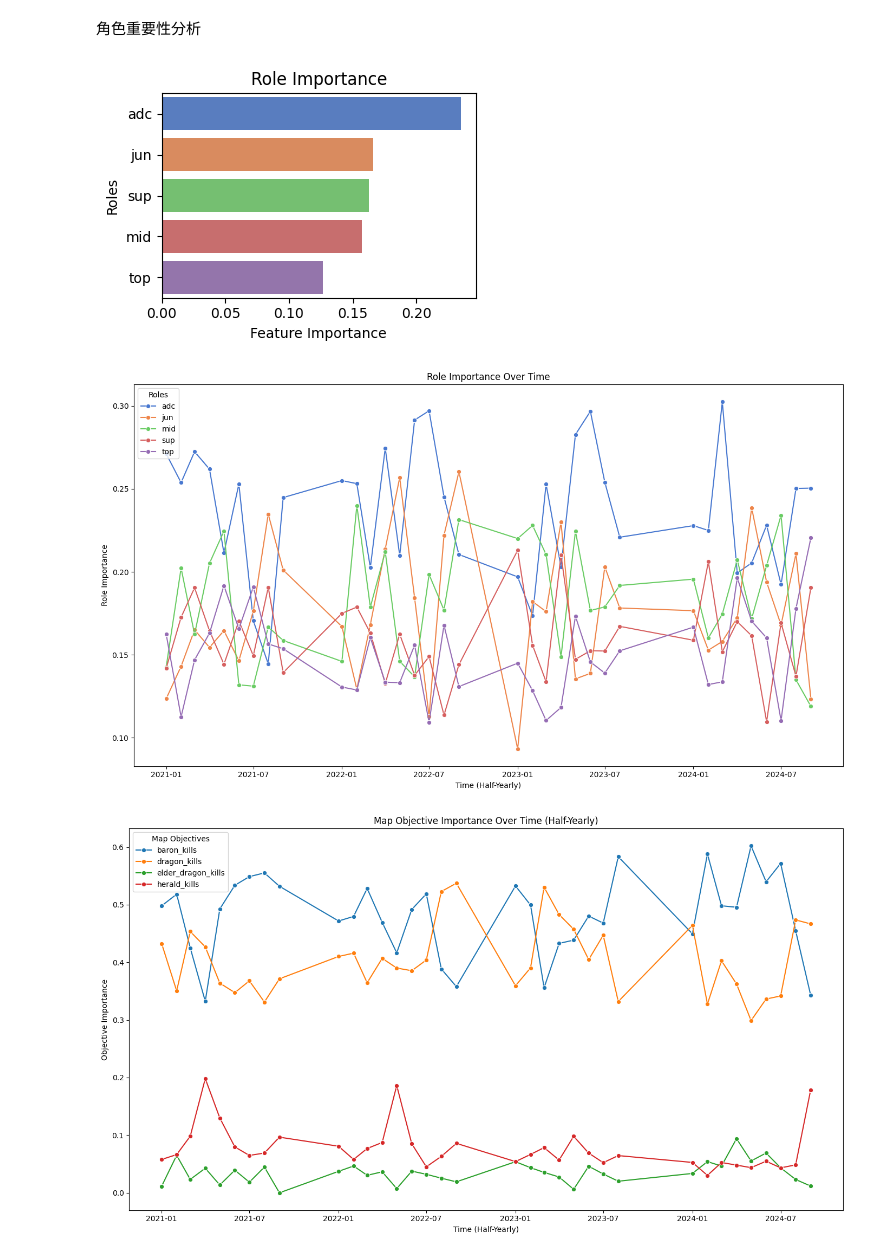
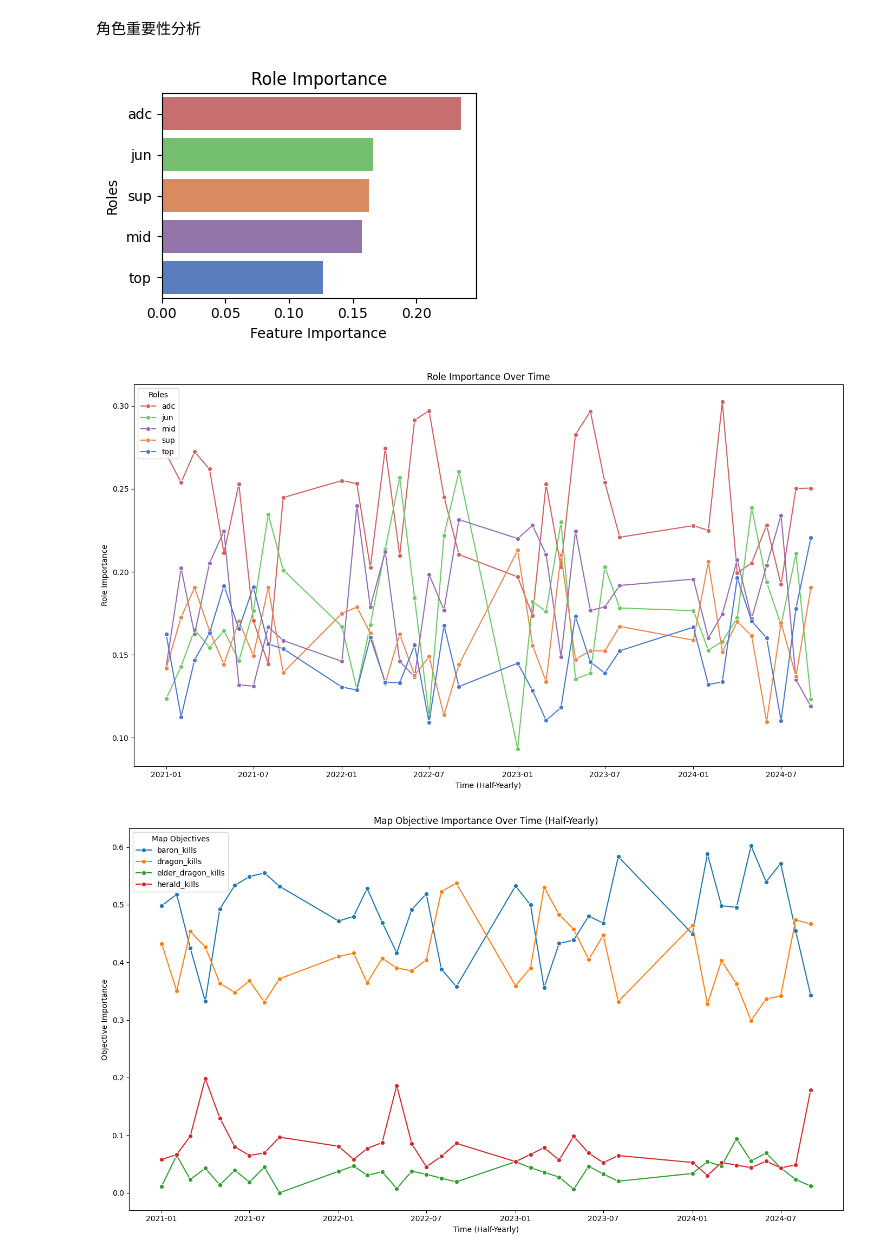
Before and after one commit to MonicaChen0330/LOL-Worlds-Predictions, a Jupyter notebook: FeatureAnalysis.ipynb, the cells around one changed output. Saved outputs shown, nothing was run; the diff lists cells and outputs as text; code cells hidden in the pictures.

```diff
--- a/FeatureAnalysis.ipynb
+++ b/FeatureAnalysis.ipynb
@@ -11,20 +11,19 @@ from scipy.stats import zscore
 import re
 # %%
 # Load processed dataset
-data = pd.read_csv('./train_lol_cleaned.csv')
+train_data = pd.read_csv('./train_lol_cleaned.csv')
 test_data = pd.read_csv('./test_lol_cleaned.csv')
 
-# 保留B隊的預測資料，以便分析單隊伍資料
-raw_data = data.drop(["B_firstBlood", "B_firstTowerKill"], axis=1)
-
-data.drop(["B_firstBlood", "B_firstTowerKill"], axis=1, inplace=True)
-test_data.drop(["B_firstBlood", "B_firstTowerKill"], axis=1, inplace=True)
+# df for analysis, maintain integrity
+data = train_data.copy()
 # %% [markdown]
 資料平衡性檢查
 # %%
-target_features = ["A_wins", "A_firstBlood", "A_firstTowerKill"]
+main_target_features = ["A_wins", "A_firstBlood", "A_firstTowerKill"]
+target_features = ["A_wins", "A_firstBlood", "A_firstTowerKill", "B_firstBlood", "B_firstTowerKill"]
+
 fig, axes = plt.subplots(1, 3, figsize=(15, 5), sharey=True)
-for i, target in enumerate(target_features):
+for i, target in enumerate(main_target_features):
     data[target].value_counts().plot(kind='bar', ax=axes[i])
     axes[i].set_title(f"Distribution of {target}")
     axes[i].set_xlabel(target)
@@ -219,21 +223,29 @@ plt.show()
 # %%
 # 合併相似特徵的重要性（以角色 Role 合併）
 feature_importances['RoleFeature'] = feature_importances['Feature'].str.extract(r'_(top|mid|adc|sup|jun)_')
 grouped_importances = feature_importances.groupby('RoleFeature')['Importance'].sum().reset_index()
 
 # 按特徵重要性排序
 top_combined_features = grouped_importances.sort_values(by='Importance', ascending=False)
 
-# 繪製特徵重要性
+# 繪製角色重要性
+muted_palette = sns.color_palette('muted', 5)  # 提取 5 種顏色
+custom_palette = {
+    'top': muted_palette[0],  # 第一種顏色
+    'sup': muted_palette[1],  # 第二種顏色
+    'jun': muted_palette[2],  # 第三種顏色
+    'adc': muted_palette[3],  # 第四種顏色
+    'mid': muted_palette[4]   # 第五種顏色
+}
 plt.figure(figsize=(4,3))
-sns.barplot(x='Importance', y='RoleFeature', hue='RoleFeature', data=top_combined_features, palette='muted', dodge=False)
+sns.barplot(x='Importance', y='RoleFeature', hue='RoleFeature', data=top_combined_features, palette=custom_palette, dodge=False)
 plt.title('Role Importance')
 plt.xlabel('Feature Importance')
 plt.ylabel('Roles')
 plt.tight_layout()
 plt.show()
 # %% [output]
-[figure, old version]
+[figure, new version]
 # %%
 # 定義特徵和目標變數
 X = data.drop(columns=['game_date', 'A_teamname', 'B_teamname'] + target_features)
@@ -283,7 +295,7 @@ role_importances_over_time['SmoothedImportance'] = role_importances_over_time.gr
 
 # 繪製角色重要性隨時間的變化圖
 plt.figure(figsize=(14, 8))
-sns.lineplot(x='HalfYear', y='Importance', hue='Role', data=role_importances_over_time, marker='o', palette='muted')
+sns.lineplot(x='HalfYear', y='Importance', hue='Role', data=role_importances_over_time, marker='o', palette=custom_palette)
 plt.title('Role Importance Over Time')
 plt.xlabel('Time (Half-Yearly)')
 plt.ylabel('Role Importance')
@@ -291,7 +303,7 @@ plt.legend(title='Roles', loc='upper left')
 plt.tight_layout()
 plt.show()
 # %% [output]
-[figure, old version]
+[figure, new version]
 # %%
 # 定義地圖物件特徵
 map_object_features = ['baron_kills', 'dragon_kills', 'elder_dragon_kills', 'herald_kills']
```
Also changed, not shown: parts of 7 cells of this notebook.
